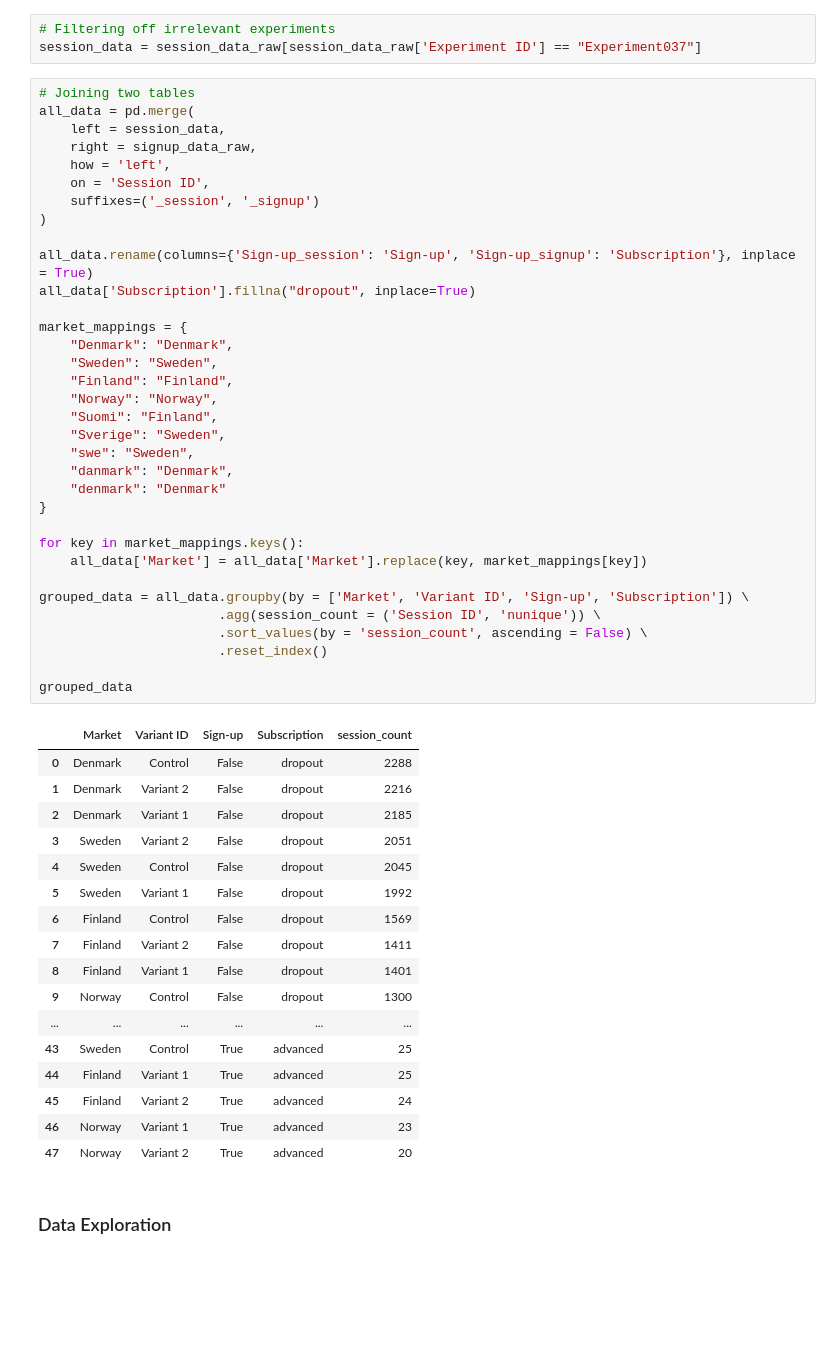
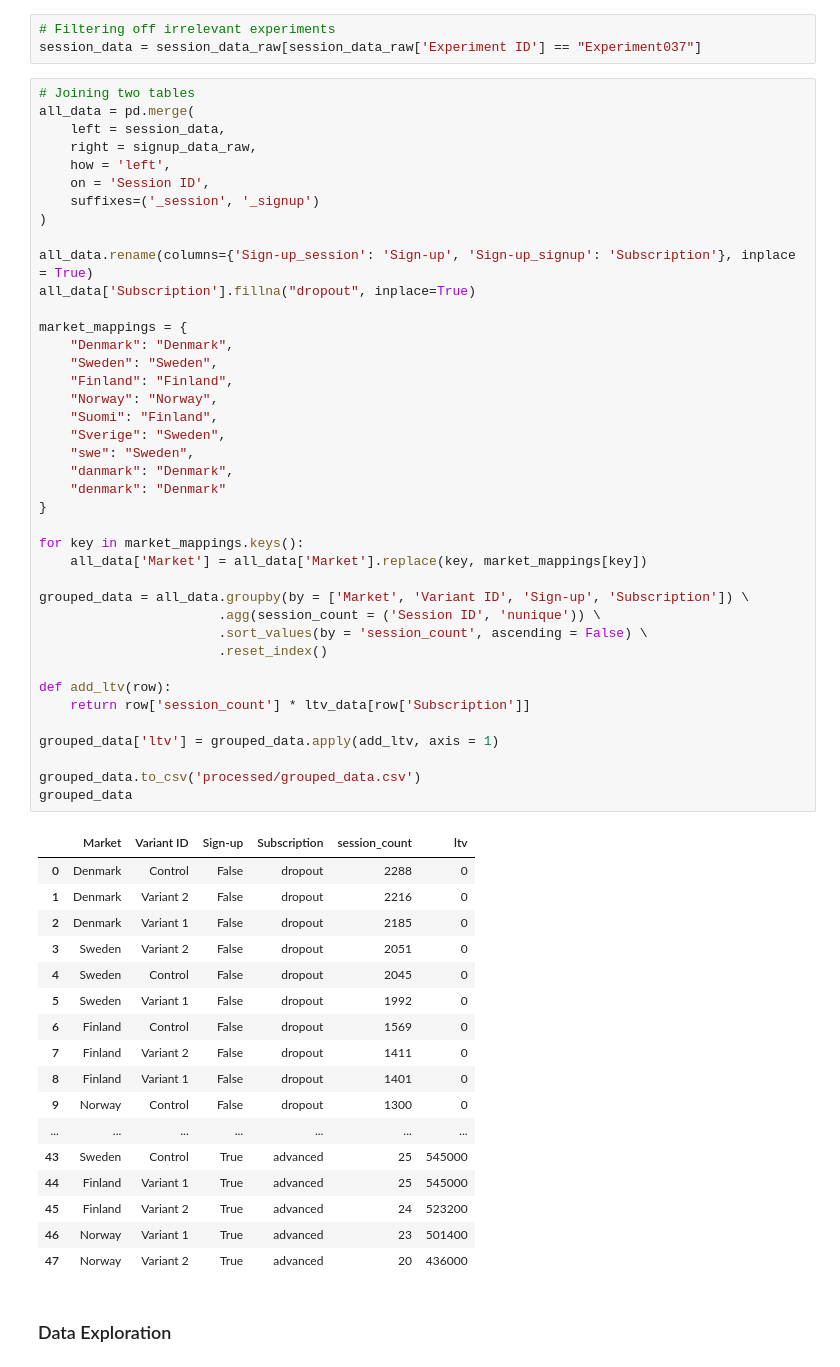
Before and after one commit to dininduviduneth/cconsult-case, a Jupyter notebook: c1.ipynb, the cells around one changed output. Cells and saved outputs as stored; diff of their text form; blank space fills up the shorter version.

```diff
--- a/c1.ipynb
+++ b/c1.ipynb
@@ -57,50 +57,56 @@ all_data = pd.merge(
     how = 'left',
     on = 'Session ID',
     suffixes=('_session', '_signup')
 )
 
 all_data.rename(columns={'Sign-up_session': 'Sign-up', 'Sign-up_signup': 'Subscription'}, inplace = True)
 all_data['Subscription'].fillna("dropout", inplace=True)
 
 market_mappings = {
     "Denmark": "Denmark",
     "Sweden": "Sweden",
     "Finland": "Finland",
     "Norway": "Norway",
     "Suomi": "Finland",
     "Sverige": "Sweden",
     "swe": "Sweden",
     "danmark": "Denmark",
     "denmark": "Denmark"
 }
 
 for key in market_mappings.keys():
     all_data['Market'] = all_data['Market'].replace(key, market_mappings[key])
 
 grouped_data = all_data.groupby(by = ['Market', 'Variant ID', 'Sign-up', 'Subscription']) \
                        .agg(session_count = ('Session ID', 'nunique')) \
                        .sort_values(by = 'session_count', ascending = False) \
                        .reset_index()
 
+def add_ltv(row):
+    return row['session_count'] * ltv_data[row['Subscription']]
+
+grouped_data['ltv'] = grouped_data.apply(add_ltv, axis = 1)
+
+grouped_data.to_csv('processed/grouped_data.csv')
 grouped_data
 # %% [output]
-|  | Market | Variant ID | Sign-up | Subscription | session_count |
-| 0 | Denmark | Control | False | dropout | 2288 |
-| 1 | Denmark | Variant 2 | False | dropout | 2216 |
-| 2 | Denmark | Variant 1 | False | dropout | 2185 |
-| 3 | Sweden | Variant 2 | False | dropout | 2051 |
-| 4 | Sweden | Control | False | dropout | 2045 |
-| 5 | Sweden | Variant 1 | False | dropout | 1992 |
-| 6 | Finland | Control | False | dropout | 1569 |
-| 7 | Finland | Variant 2 | False | dropout | 1411 |
-| 8 | Finland | Variant 1 | False | dropout | 1401 |
-| 9 | Norway | Control | False | dropout | 1300 |
-| ... | ... | ... | ... | ... | ... |
-| 43 | Sweden | Control | True | advanced | 25 |
-| 44 | Finland | Variant 1 | True | advanced | 25 |
-| 45 | Finland | Variant 2 | True | advanced | 24 |
-| 46 | Norway | Variant 1 | True | advanced | 23 |
-| 47 | Norway | Variant 2 | True | advanced | 20 |
+|  | Market | Variant ID | Sign-up | Subscription | session_count | ltv |
+| 0 | Denmark | Control | False | dropout | 2288 | 0 |
+| 1 | Denmark | Variant 2 | False | dropout | 2216 | 0 |
+| 2 | Denmark | Variant 1 | False | dropout | 2185 | 0 |
+| 3 | Sweden | Variant 2 | False | dropout | 2051 | 0 |
+| 4 | Sweden | Control | False | dropout | 2045 | 0 |
+| 5 | Sweden | Variant 1 | False | dropout | 1992 | 0 |
+| 6 | Finland | Control | False | dropout | 1569 | 0 |
+| 7 | Finland | Variant 2 | False | dropout | 1411 | 0 |
+| 8 | Finland | Variant 1 | False | dropout | 1401 | 0 |
+| 9 | Norway | Control | False | dropout | 1300 | 0 |
+| ... | ... | ... | ... | ... | ... | ... |
+| 43 | Sweden | Control | True | advanced | 25 | 545000 |
+| 44 | Finland | Variant 1 | True | advanced | 25 | 545000 |
+| 45 | Finland | Variant 2 | True | advanced | 24 | 523200 |
+| 46 | Norway | Variant 1 | True | advanced | 23 | 501400 |
+| 47 | Norway | Variant 2 | True | advanced | 20 | 436000 |
 # %% [markdown]
 ### Data Exploration
 # %%
```
Also changed, not shown: parts of 5 cells of this notebook, 5 other files.
